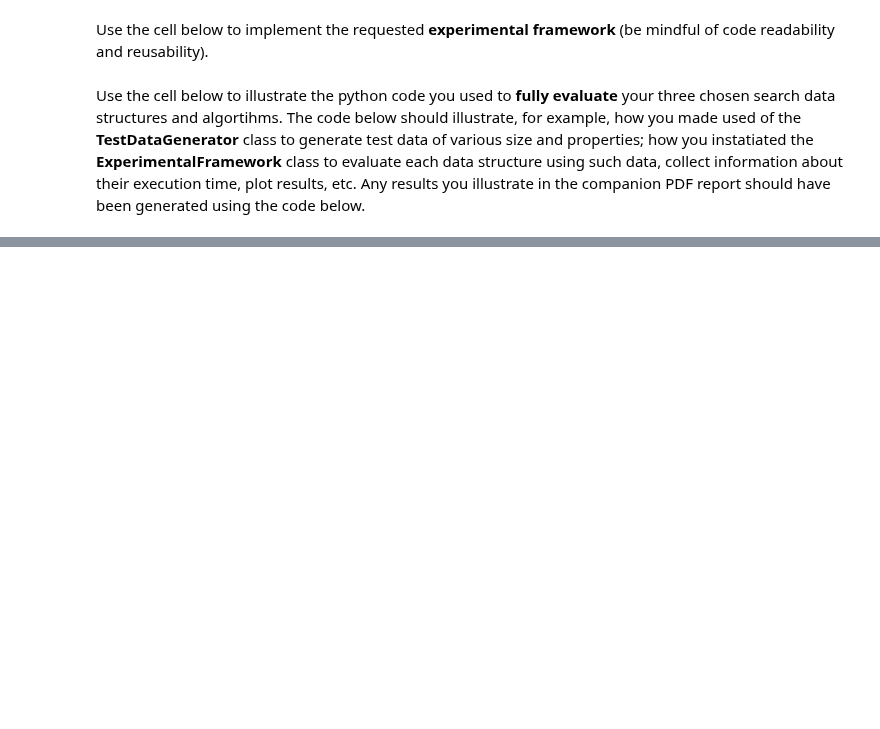
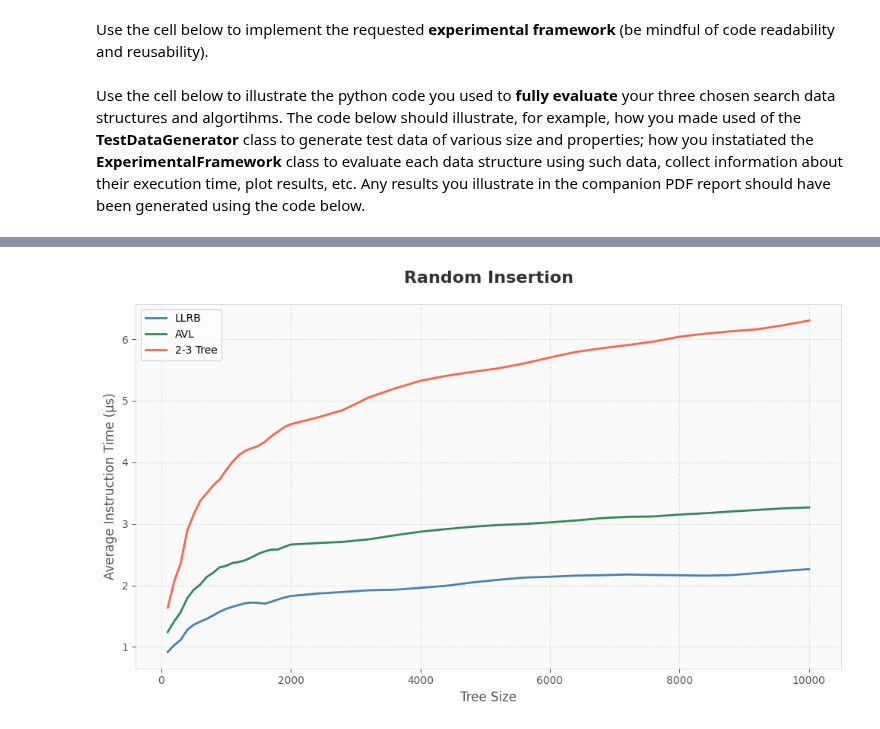
Before and after one commit to Zhou-London/Algorithm-Research, a Jupyter notebook: comp0005-coursework-2025/grp-XXX-0005code.ipynb, the cells around one changed output, grey strips where cells are left out. Cells and saved outputs as stored; diff of their text form; code cells hidden in the pictures; blank space fills up the shorter version.

```diff
--- a/comp0005-coursework-2025/grp-XXX-0005code.ipynb
+++ b/comp0005-coursework-2025/grp-XXX-0005code.ipynb
@@ -957,0 +951,10 @@ framework.visualize(title + " Search")
+# %%
+title = """Random Insertion"""
+datasets = [
+    TestDataGenerator(size=10000).
+    StringRandom() for _ in range(10)
+]
+framework.evaluate_insertion_multiple(datasets)
+framework.visualize(title)
+# %% [output]
+[figure, added]
```
Also changed, not shown: parts of 17 cells of this notebook.
